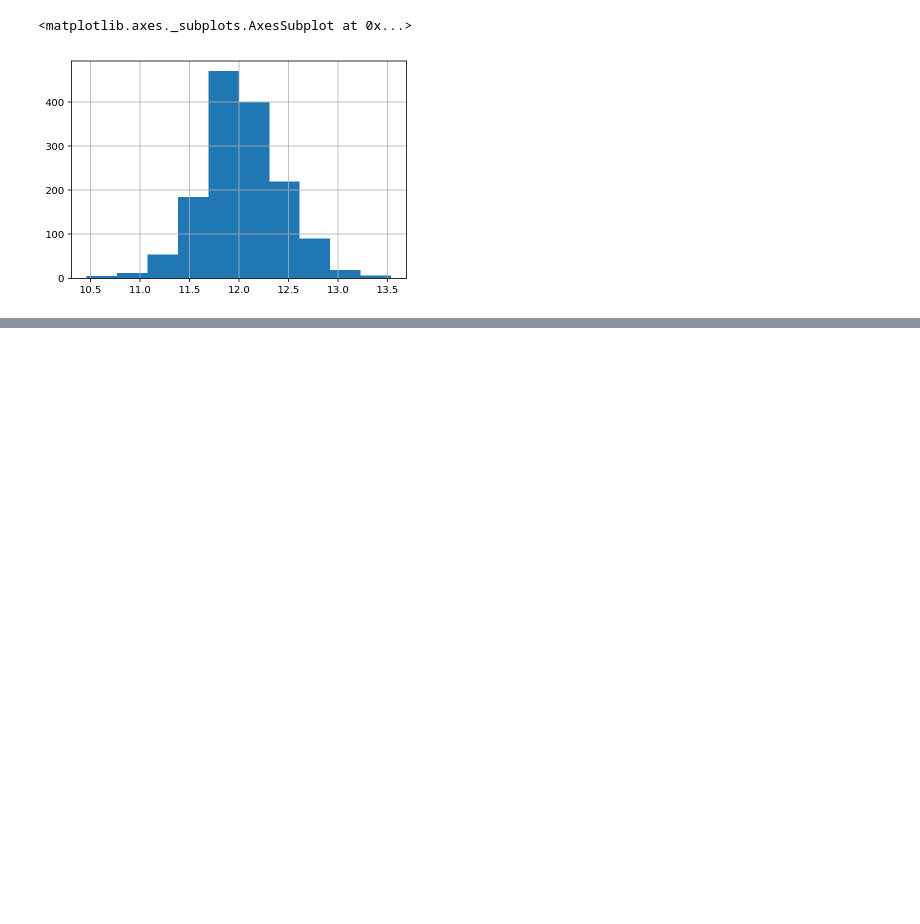
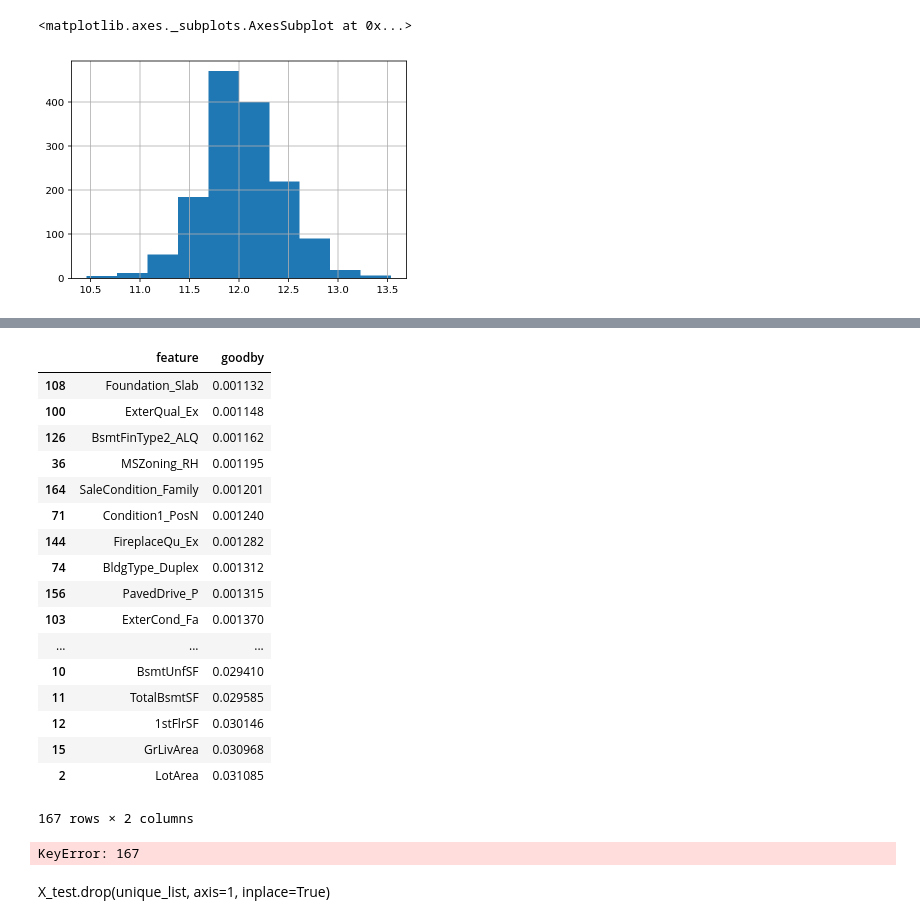
Before and after one commit to ser-serege/Homework, a Jupyter notebook: XG.ipynb, the cells around one changed output, grey strips where cells are left out. Cells and saved outputs as stored; diff of their text form; code cells hidden in the pictures; blank space fills up the shorter version.

```diff
--- a/XG.ipynb
+++ b/XG.ipynb
@@ -603,3 +149,37 @@ Y_train
+# %%
+imp_rf = pd.DataFrame(clf_rf.feature_importances_, index=X_train.columns)
+imp_rf= imp_rf.reset_index()
+imp_rf.columns=['feature','goodby']
+imp_rf.sort_values(by='goodby')
+# %% [output]
+|  | feature | goodby |
+| 108 | Foundation_Slab | 0.001132 |
+| 100 | ExterQual_Ex | 0.001148 |
+| 126 | BsmtFinType2_ALQ | 0.001162 |
+| 36 | MSZoning_RH | 0.001195 |
+| 164 | SaleCondition_Family | 0.001201 |
+| 71 | Condition1_PosN | 0.001240 |
+| 144 | FireplaceQu_Ex | 0.001282 |
+| 74 | BldgType_Duplex | 0.001312 |
+| 156 | PavedDrive_P | 0.001315 |
+| 103 | ExterCond_Fa | 0.001370 |
+| ... | ... | ... |
+| 10 | BsmtUnfSF | 0.029410 |
+| 11 | TotalBsmtSF | 0.029585 |
+| 12 | 1stFlrSF | 0.030146 |
+| 15 | GrLivArea | 0.030968 |
+| 2 | LotArea | 0.031085 |
+167 rows × 2 columns
+# %%
+rff = []
+for i in range(288):
+    if   -0.001 < imp_rf.goodby[i] < 0.001 :
+        rff += [imp_rf.feature[i]]
+rff
+# %% [output]
+KeyError: 167
+# %% [markdown]
+X_test.drop(unique_list, axis=1, inplace=True)
 # %%
 X_train.shape
 # %% [output]
```
Also changed, not shown: parts of 207 cells of this notebook.
